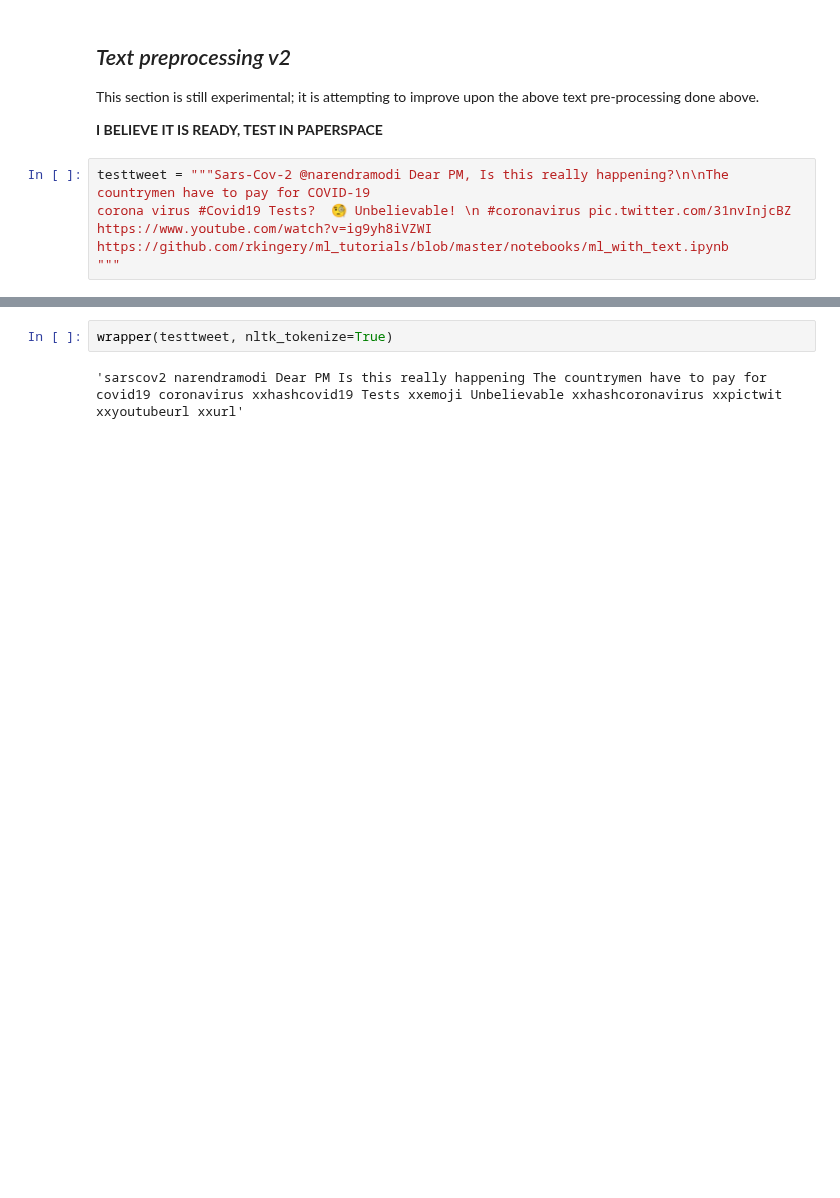
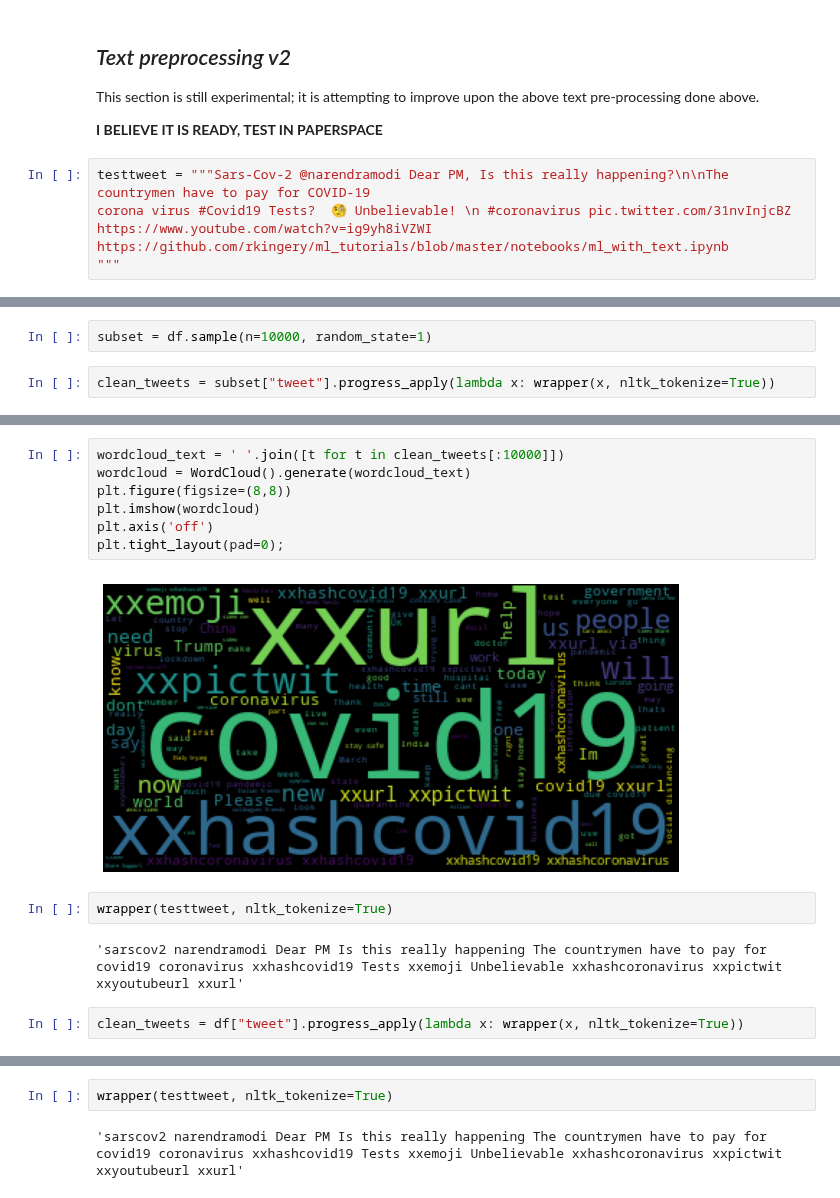
Before and after one commit to earny-joe/covid_disinfo_detect, a Jupyter notebook: experiments/8.1-je-text-normal-token.ipynb, the cells around one changed output, grey strips where cells are left out. Saved outputs shown, nothing was run; the diff lists cells and outputs as text; blank space fills up the shorter version.

Commit message:
further experimentation on text preprocessing, created new 8.2 notebook for v2 of text preprocessing component of pipeline

```diff
--- a/experiments/8.1-je-text-normal-token.ipynb
+++ b/experiments/8.1-je-text-normal-token.ipynb
@@ -367,0 +418,4 @@ def wrapper(text, nltk_tokenize=False, punc_replace=False, preprocessor=False):
+# %%
+subset = df.sample(n=10000, random_state=1)
+# %%
+clean_tweets = subset["tweet"].progress_apply(lambda x: wrapper(x, nltk_tokenize=True))
@@ -367,0 +446,15 @@ def wrapper(text, nltk_tokenize=False, punc_replace=False, preprocessor=False):
+# %%
+wordcloud_text = ' '.join([t for t in clean_tweets[:10000]])
+wordcloud = WordCloud().generate(wordcloud_text)
+plt.figure(figsize=(8,8))
+plt.imshow(wordcloud)
+plt.axis('off')
+plt.tight_layout(pad=0);
+# %% [output]
+[figure, added]
+# %%
+wrapper(testtweet, nltk_tokenize=True)
+# %% [output]
+'sarscov2 narendramodi Dear PM Is this really happening The countrymen have to pay for covid19 coronavirus xxhashcovid19 Tests xxemoji Unbelievable xxhashcoronavirus xxpictwit xxyoutubeurl xxurl'
+# %%
+clean_tweets = df["tweet"].progress_apply(lambda x: wrapper(x, nltk_tokenize=True))
```
Also changed, not shown: parts of 8 cells of this notebook, 1 other file.
